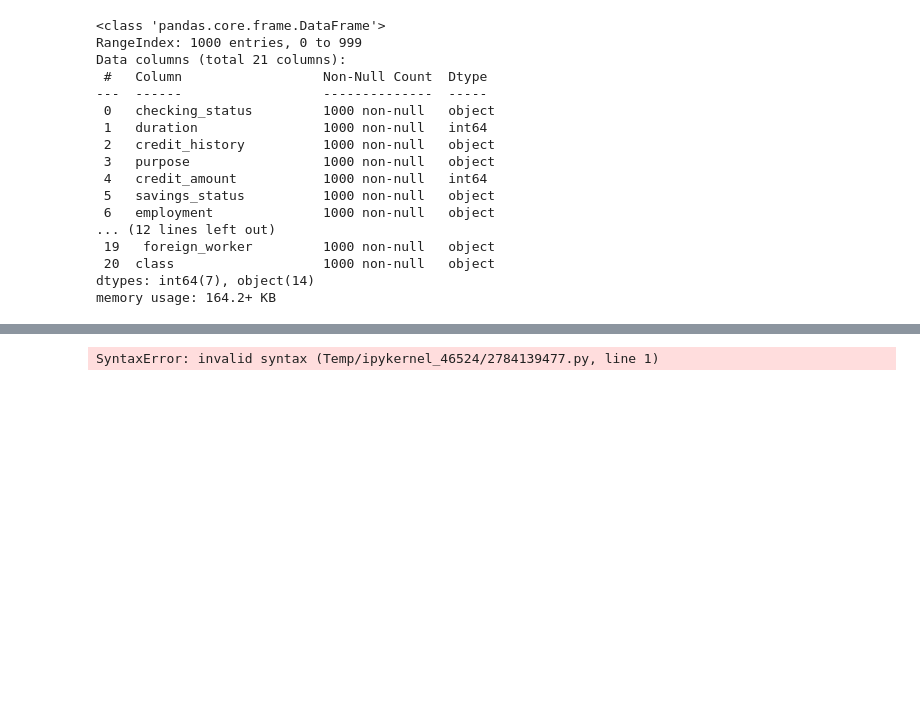
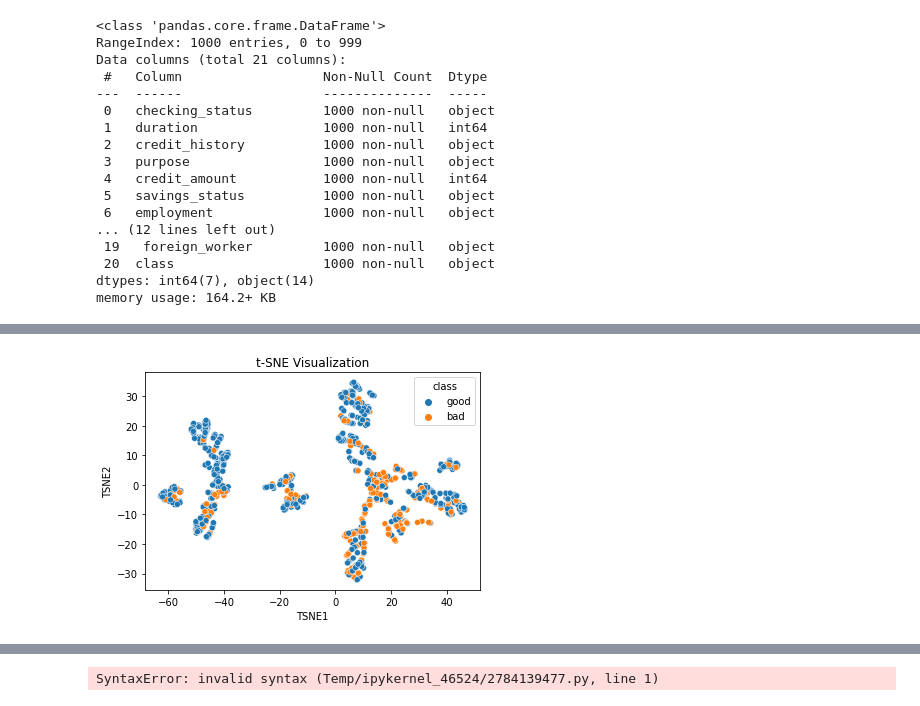
Before and after one commit to IHesamI/General_DS_FinalProject, a Jupyter notebook: Analyser.ipynb, the cells around one changed output, grey strips where cells are left out. Drawn from its saved outputs; the diff is of its cells as text; code cells hidden in the pictures; blank space fills up the shorter version.

```diff
--- a/Analyser.ipynb
+++ b/Analyser.ipynb
@@ -80,3 +118,26 @@ len(credit_df['purpose'].unique())
+# %%
+import pandas as pd
+import seaborn as sns
+from sklearn.manifold import TSNE
+import matplotlib.pyplot as plt
+
+
+selected_cols = numerical_cols + ordinal_cols + [target_col]
+selected_df = credit_df[selected_cols].copy()
+
+selected_df[numerical_cols] = (selected_df[numerical_cols] - selected_df[numerical_cols].mean()) / selected_df[numerical_cols].std()
+
+tsne = TSNE(n_components=2, random_state=42)
+embedded_features = tsne.fit_transform(selected_df[numerical_cols + ordinal_cols])
+
+selected_df['TSNE1'] = embedded_features[:, 0]
+selected_df['TSNE2'] = embedded_features[:, 1]
+
+sns.scatterplot(data=selected_df, x='TSNE1', y='TSNE2', hue=target_col)
+plt.title('t-SNE Visualization')
+plt.show()
+# %% [output]
+[figure, added]
 # %%
 from sklearn.preprocessing import LabelEncoder
 lable_encoder=LabelEncoder()
```
Also changed, not shown: parts of 16 cells of this notebook.
